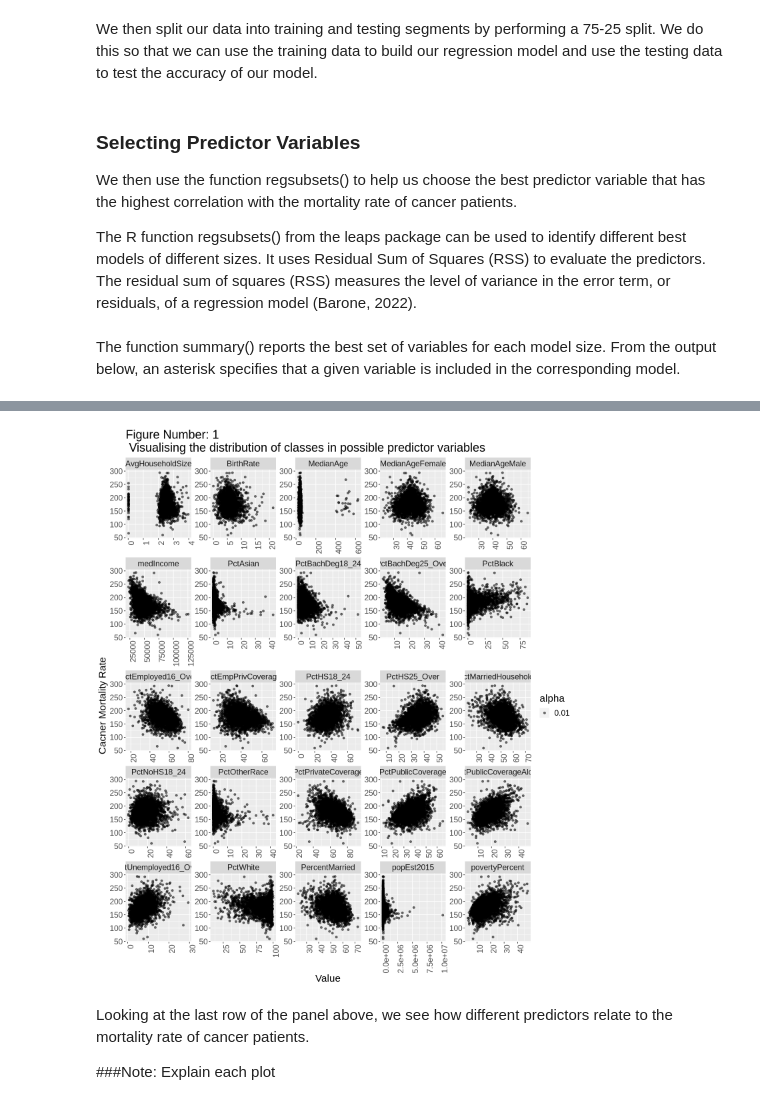
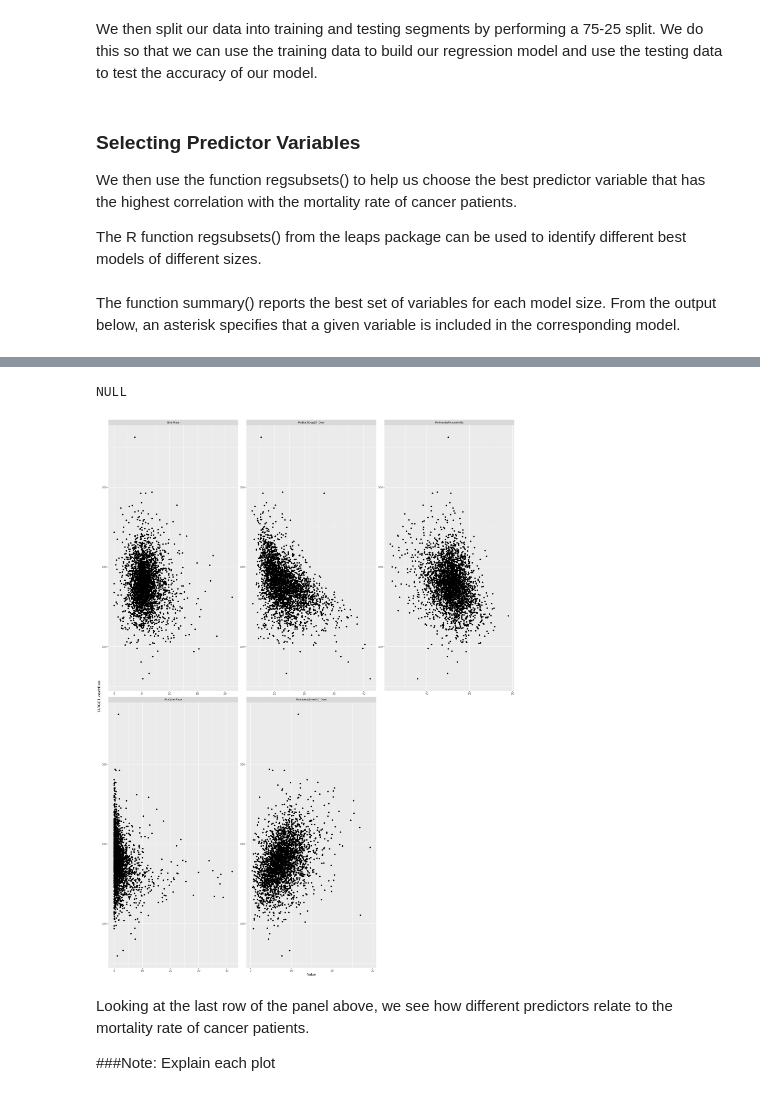
Before and after one commit to caswellbrett/CancerMortalityPrediction, a Jupyter notebook: Report.ipynb, the cells around one changed output, grey strips where cells are left out. Cells and saved outputs as stored; diff of their text form; code cells hidden in the pictures.

Commit message:
plot grid

```diff
--- a/Report.ipynb
+++ b/Report.ipynb
@@ -173,7 +163,7 @@ cancer_testing <- testing(cancer_split) # testing data set
 
 We then use the function regsubsets() to help us choose the best predictor variable that has the highest correlation with the mortality rate of cancer patients.
 
-The R function regsubsets() from the leaps package can be used to identify different best models of different sizes. It uses Residual Sum of Squares (RSS) to evaluate the predictors. The residual sum of squares (RSS) measures the level of variance in the error term, or residuals, of a regression model (Barone, 2022).
+The R function regsubsets() from the leaps package can be used to identify different best models of different sizes.
 # %%
 #using regsubsets() to find the predictors most correlated with TARGET_deathRate
 bestsub.model <- regsubsets(TARGET_deathRate ~ medIncome +
@@ -213,20 +203,21 @@ medIncome                  FALSE      FALSE
 4  ( 1 ) "*"                  " "       " "                "*"
 5  ( 1 ) "*"                  "*"       " "                "*"
 # %%
-options(repr.plot.width = 12, repr.plot.height = 14)
-paired_plot <- cancer_clean |>
-    gather(key = "Predictor", value = "Value", -TARGET_deathRate) |>
-    ggplot(aes(x = Value, y = TARGET_deathRate)) + #colouring the data points by the UNS column (which conatins the classes to be predicted)
-    geom_point(aes(alpha = 0.01)) +
-    ylab("Cacner Mortality Rate") +
-    facet_wrap(~Predictor, scales = "free") +
-    ggtitle("Figure Number: 1 \n Visualising the distribution of classes in possible predictor variables") +
-    theme(text = element_text(size = 18)) +
-    theme(axis.text.x = element_text(angle = 90, hjust = 1)) # adjusting the x-axis labels so they don't overlap wiht each other and are clearly visible
+options(repr.plot.width = 18, repr.plot.height = 24)
+paired_plot <- cancer_filter |>
+               select(BirthRate, PctOtherRace, PctMarriedHouseholds, PctUnemployed16_Over, PctBachDeg25_Over, TARGET_deathRate) |>
+               gather(key = "Predictor", value = "Value", -TARGET_deathRate) |>
+               ggplot(aes(x = Value, y = TARGET_deathRate)) + #colouring the data points by the UNS column (which conatins the classes to be predicted)
+               geom_point() +
+               facet_wrap(~Predictor, scales = "free")
+               ggtitle("Figure Number: 1 \n Visualising the distribution of classes in possible predictor variables") +
+               theme(text = element_text(size = 18)) +
+               theme(axis.text.x = element_text(angle = 90, hjust = 1)) # adjusting the x-axis labels so they don't overlap wiht each other and are clearly visible
 
 paired_plot
 # %% [output]
+NULL
-[figure, old version]
+[figure, new version]
 # %% [markdown]
 Looking at the last row of the panel above, we see how different predictors relate to the mortality rate of cancer patients.
 
```
Also changed, not shown: parts of 14 cells of this notebook.
